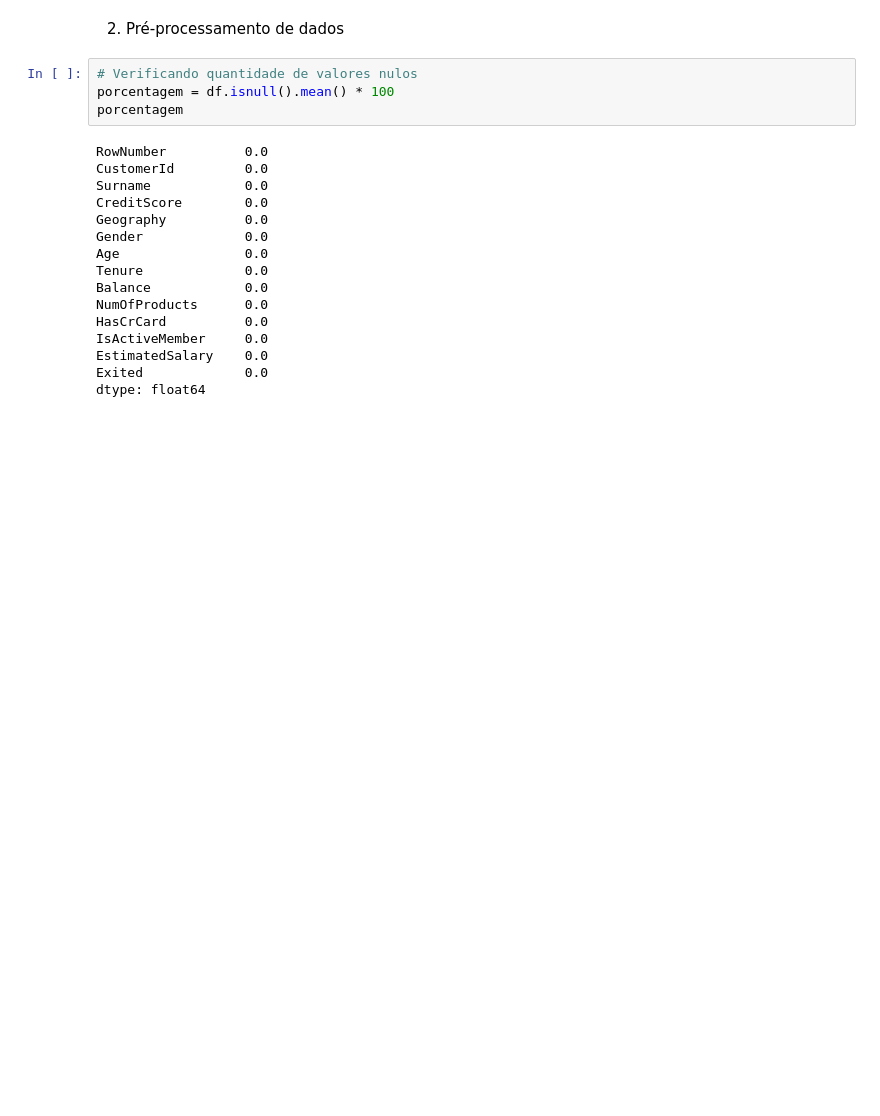
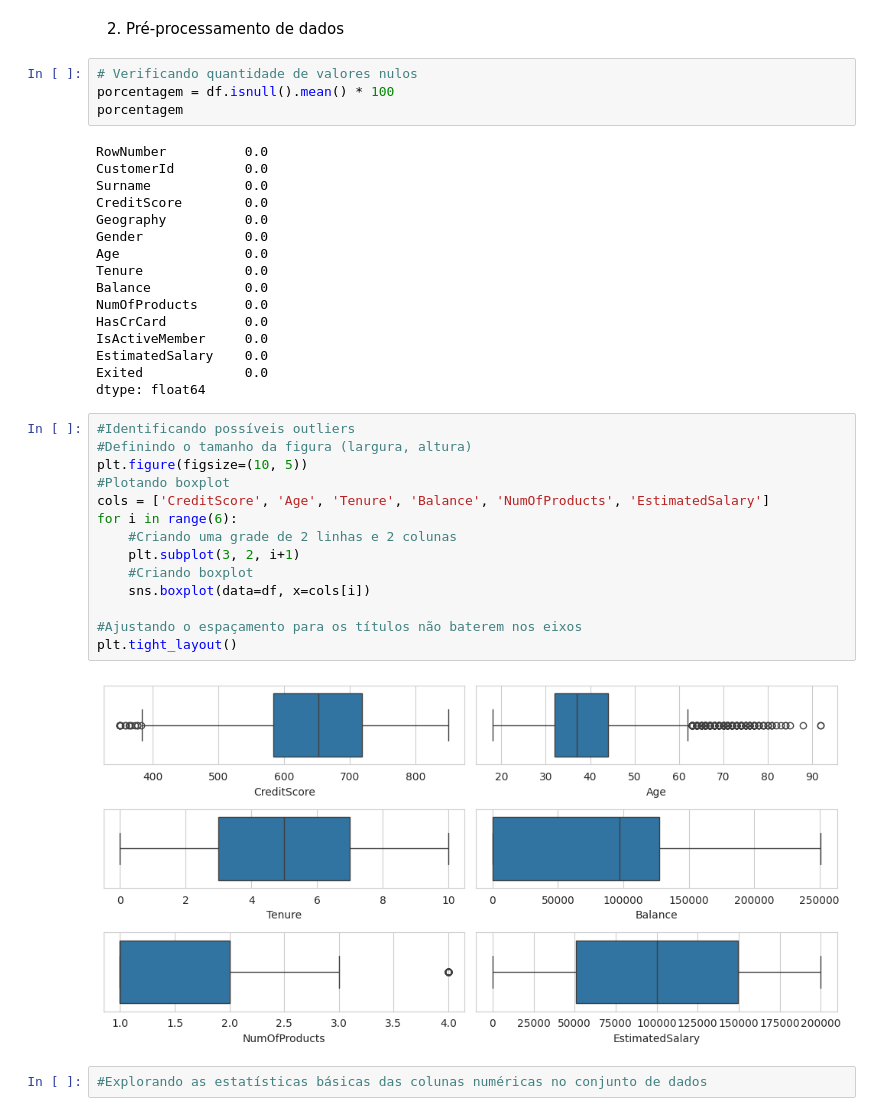
Before and after one commit to mlbvncs/Churn_Modelling_Data_Analysis, a Jupyter notebook: notebooks/eda.ipynb, the cells around one changed output. Saved outputs shown, nothing was run; the diff lists cells and outputs as text; blank space fills up the shorter version.

```diff
--- a/notebooks/eda.ipynb
+++ b/notebooks/eda.ipynb
@@ -70,3 +72,21 @@ IsActiveMember     0.0
 EstimatedSalary    0.0
 Exited             0.0
 dtype: float64
+# %%
+#Identificando possíveis outliers
+#Definindo o tamanho da figura (largura, altura)
+plt.figure(figsize=(10, 5))
+#Plotando boxplot
+cols = ['CreditScore', 'Age', 'Tenure', 'Balance', 'NumOfProducts', 'EstimatedSalary']
+for i in range(6):
+    #Criando uma grade de 2 linhas e 2 colunas
+    plt.subplot(3, 2, i+1)
+    #Criando boxplot
+    sns.boxplot(data=df, x=cols[i])
+
+#Ajustando o espaçamento para os títulos não baterem nos eixos
+plt.tight_layout()
+# %% [output]
+[figure, added]
+# %%
+#Explorando as estatísticas básicas das colunas numéricas no conjunto de dados
```
Also changed, not shown: parts of 1 cell of this notebook, 1 other file.
